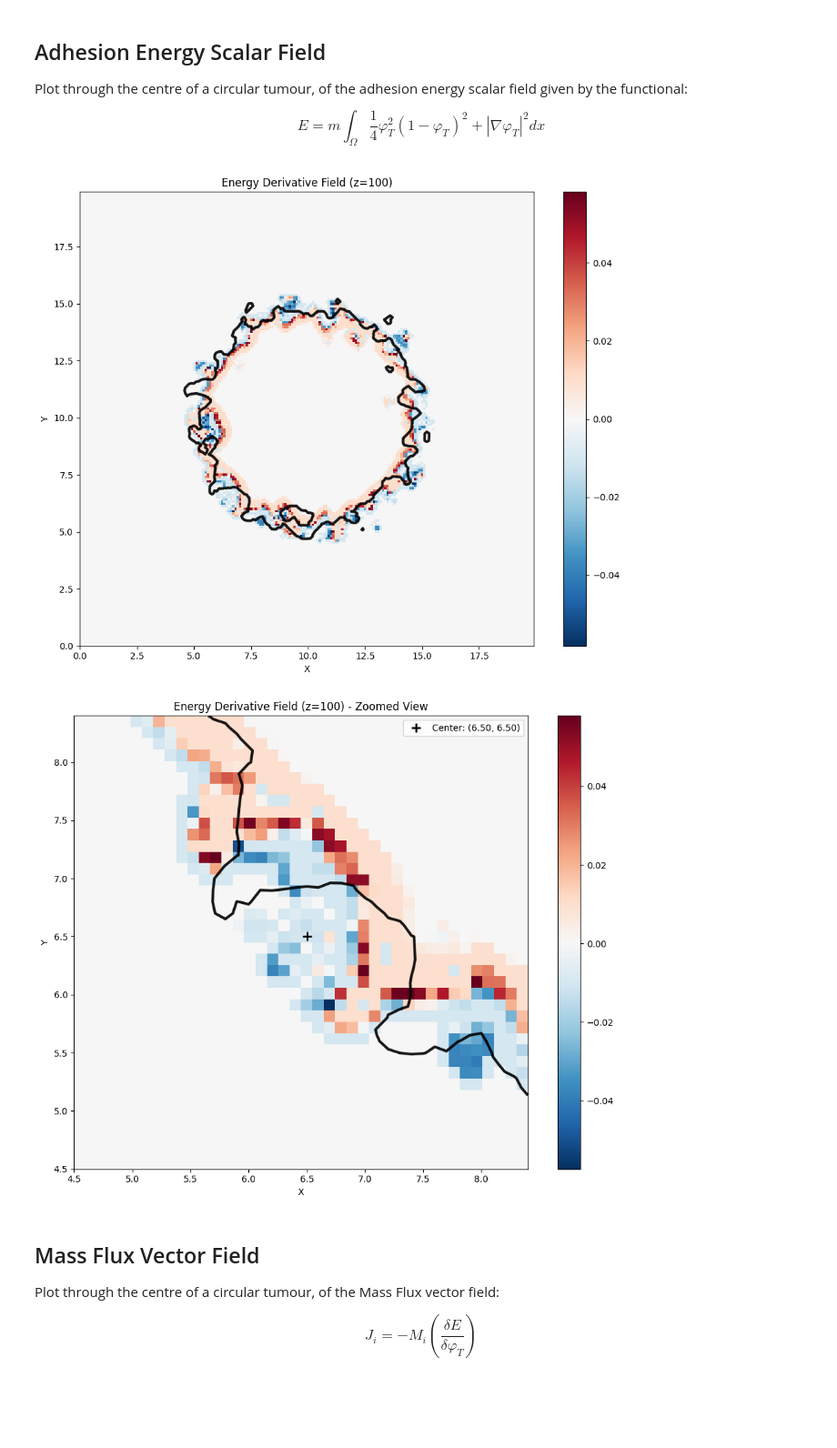
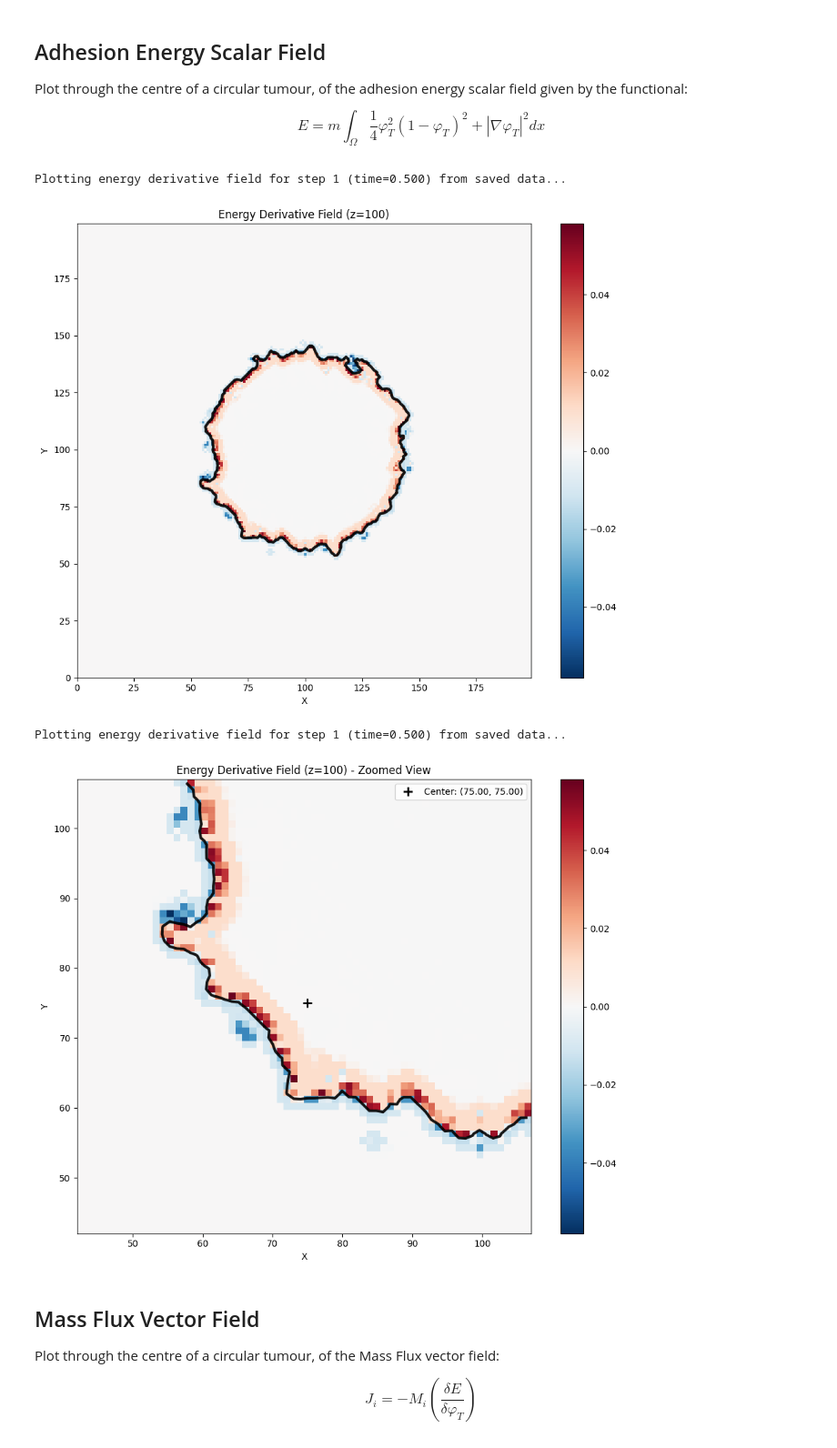
Before and after one commit to rmcnamara101/SCIE3212, a Jupyter notebook: laboratory/physics_fields/physics_fields_validation.ipynb, the cells around one changed output. Shown at 91% size. Saved outputs shown, nothing was run; the diff lists cells and outputs as text; code cells hidden in the pictures; blank space fills up the shorter version.

```diff
--- a/laboratory/physics_fields/physics_fields_validation.ipynb
+++ b/laboratory/physics_fields/physics_fields_validation.ipynb
@@ -66,11 +72,15 @@ $$
 E = m\int_\Omega \frac{1}{4}\varphi_T^2(1-\varphi_T)^2 + |\nabla\varphi_T|^2dx
 $$
 # %%
-plotter.plot_energy_derivative_field(step=0, add_boundary_contours=True, tumor_boundary_level=0.5, boundary_color='darkblue', tumor_boundary_color='black')
-plotter.plot_energy_derivative_field(step=0, add_boundary_contours=True, tumor_boundary_level=0.5, boundary_color='darkblue', tumor_boundary_color='black', center_x=65, center_y=65, zoom_factor=5)
+plotter.plot_energy_derivative_field_from_saved(simulation_data, step_idx=0, z_slice=None, output_dir=None, save_plot=False, show_plot=True, add_boundary_contours=True, tumor_boundary_level=0.5, boundary_color='darkblue', tumor_boundary_color='black', center_x=None, center_y=None, zoom_factor=1.0)
 # %% [output]
+Plotting energy derivative field for step 1 (time=0.500) from saved data...
-[figure, old version]
+[figure, new version]
-[figure, removed]
+# %%
+plotter.plot_energy_derivative_field_from_saved(simulation_data, step_idx=0, z_slice=None, output_dir=None, save_plot=False, show_plot=True, add_boundary_contours=True, tumor_boundary_level=0.5, boundary_color='darkblue', tumor_boundary_color='black', center_x=75, center_y=75, zoom_factor=3.0)
+# %% [output]
+Plotting energy derivative field for step 1 (time=0.500) from saved data...
+[figure, added]
 # %% [markdown]
 ## Mass Flux Vector Field
 
```
Also changed, not shown: parts of 9 cells of this notebook, 14 other files.
